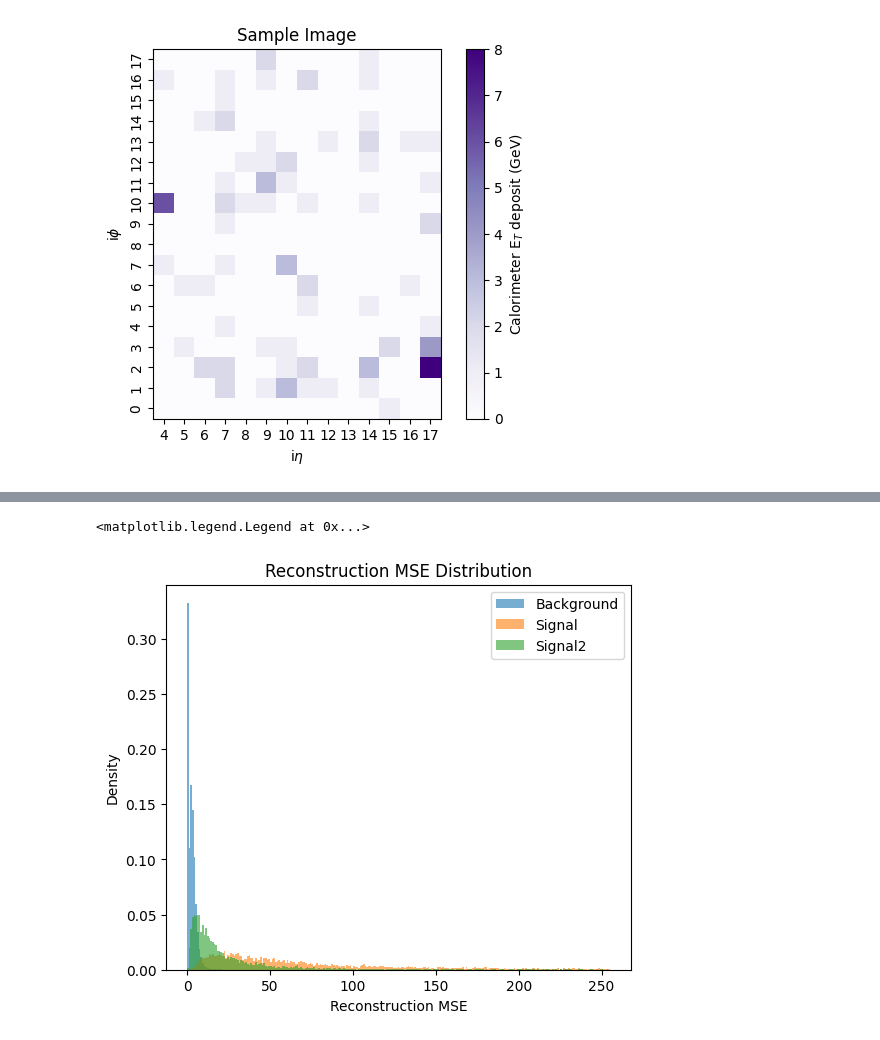
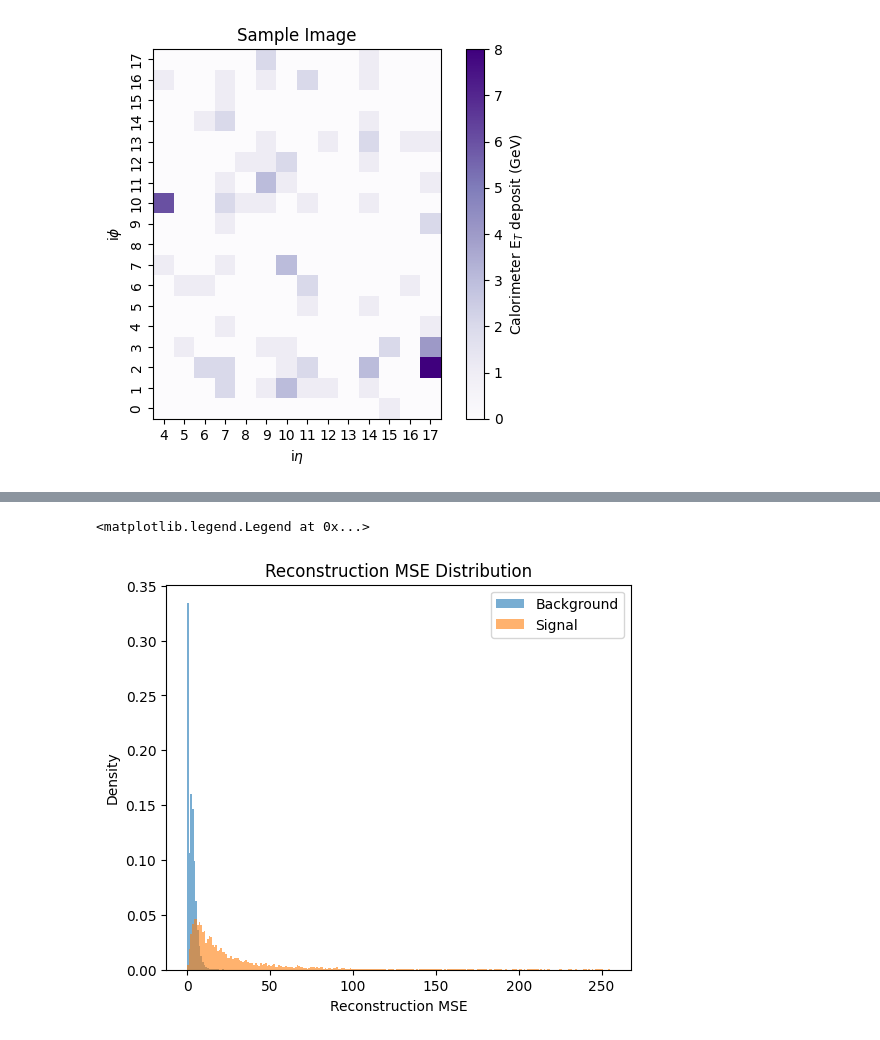
Before and after one commit to ligerlac/cicada-hacking, a Jupyter notebook: train-teacher.ipynb, the cells around one changed output, grey strips where cells are left out. Saved outputs shown, nothing was run; the diff lists cells and outputs as text; code cells hidden in the pictures.

```diff
--- a/train-teacher.ipynb
+++ b/train-teacher.ipynb
@@ -106,9 +115,8 @@ Epoch 4/10
 # %%
-# X_signal = data["tt_lep_val"][:, :, :, 0]
-X_signal = data["tt_lep_test"][:, :, :, 0]
+X_signal = data["tt_lep_val"][:, :, :, 0]
 
-preds_bg = teacher_model.predict(ZB_test).squeeze(-1)
-mse_bg = np.mean(np.square(ZB_test - preds_bg), axis=(1, 2))
+preds_bg = teacher_model.predict(ZB_val).squeeze(-1)
+mse_bg = np.mean(np.square(ZB_val - preds_bg), axis=(1, 2))
 
 preds_sig = teacher_model.predict(X_signal).squeeze(-1)
 mse_sig = np.mean(np.square(X_signal - preds_sig), axis=(1, 2))
@@ -119,18 +126,17 @@ mse_sig = np.mean(np.square(X_signal - preds_sig), axis=(1, 2))
 # %%
 # plot MSE dists
 import matplotlib.pyplot as plt
 plt.figure(figsize=(6, 5))
 bins = range(256)
 plt.hist(mse_bg, bins=bins, alpha=0.6, label='Background', density=True)
 plt.hist(mse_sig, bins=bins, alpha=0.6, label='Signal', density=True)
-plt.hist(mse_sig2, bins=bins, alpha=0.6, label='Signal2', density=True)
 plt.xlabel('Reconstruction MSE')
 plt.ylabel('Density')
 plt.title('Reconstruction MSE Distribution')
 plt.legend()
 # %% [output]
 <matplotlib.legend.Legend at 0x...>
-[figure, old version]
+[figure, new version]
 # %%
 # plot roc curve
 from sklearn.metrics import roc_curve, auc
```
Also changed, not shown: parts of 4 cells of this notebook.
